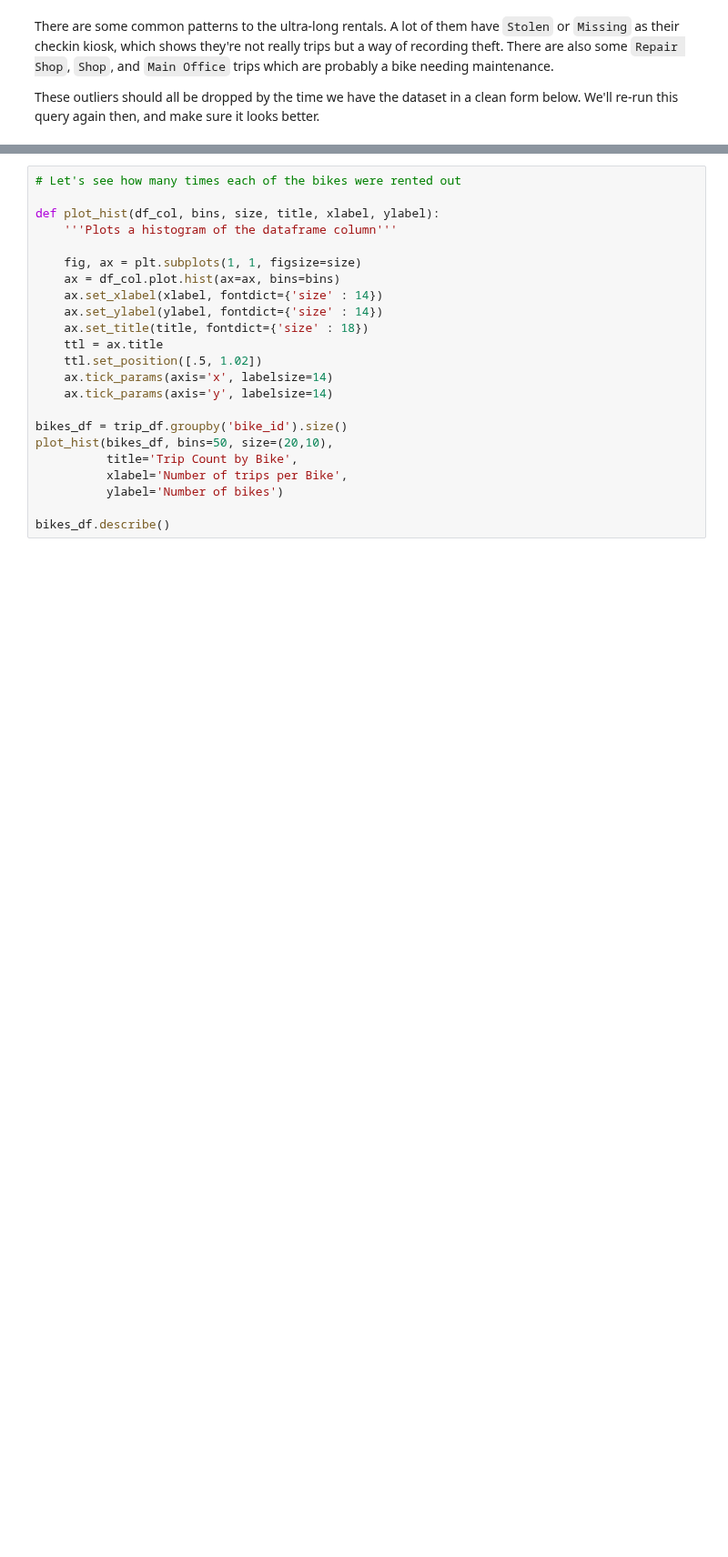
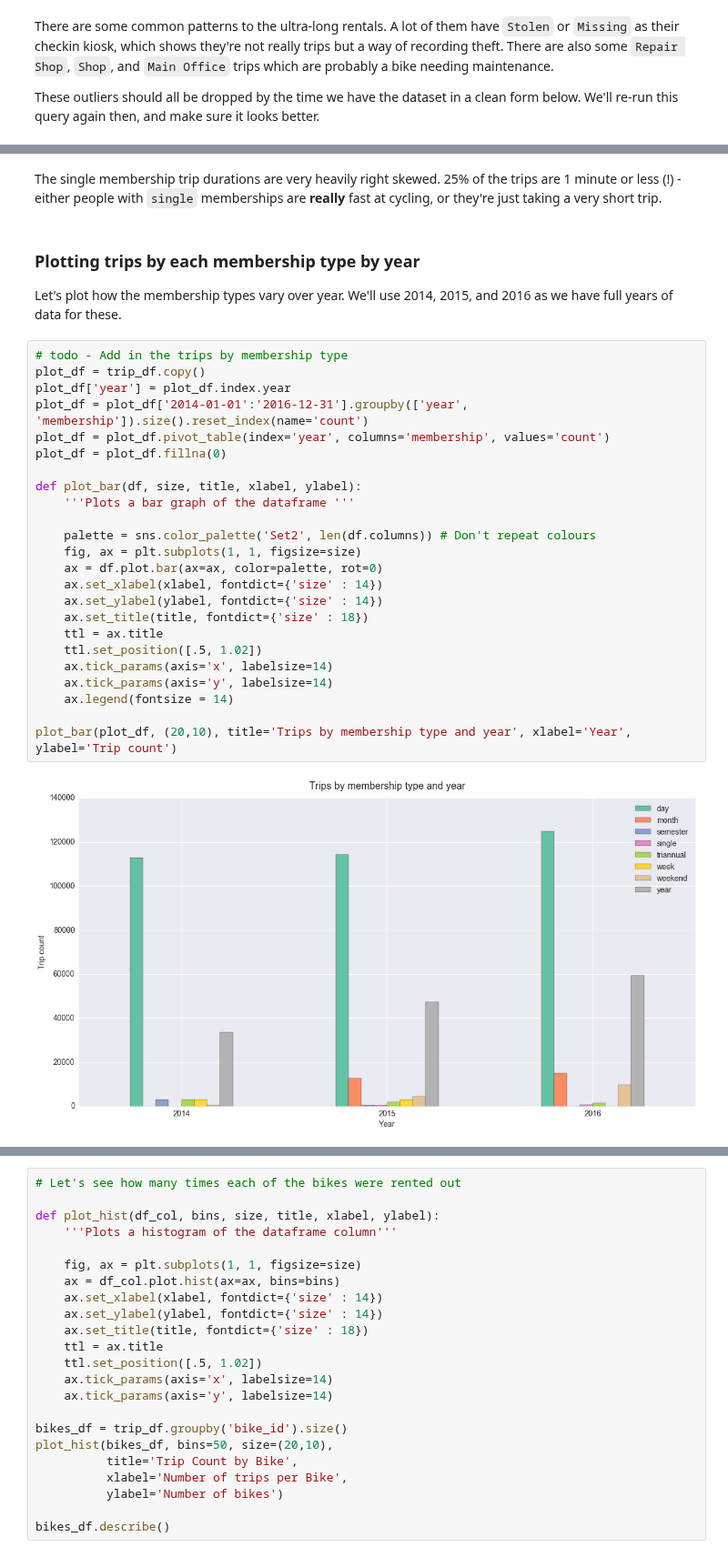
Before and after one commit to timgasser/bcycle-austin, a Jupyter notebook: notebooks/bcycle_all_data_eda.ipynb, the cells around one changed output, grey strips where cells are left out. Shown at 91% size. Cells and saved outputs as stored; diff of their text form; blank space fills up the shorter version.

```diff
--- a/notebooks/bcycle_all_data_eda.ipynb
+++ b/notebooks/bcycle_all_data_eda.ipynb
@@ -267,0 +286,32 @@ These outliers should all be dropped by the time we have the dataset in a clean
+# %% [markdown]
+The single membership trip durations are very heavily right skewed. 25% of the trips are 1 minute or less (!) - either people with `single` memberships are **really** fast at cycling, or they're just taking a very short trip.
+# %% [markdown]
+### Plotting trips by each membership type by year
+
+Let's plot how the membership types vary over year. We'll use 2014, 2015, and 2016 as we have full years of data for these.
+# %%
+# todo - Add in the trips by membership type
+plot_df = trip_df.copy()
+plot_df['year'] = plot_df.index.year
+plot_df = plot_df['2014-01-01':'2016-12-31'].groupby(['year', 'membership']).size().reset_index(name='count')
+plot_df = plot_df.pivot_table(index='year', columns='membership', values='count')
+plot_df = plot_df.fillna(0)
+
+def plot_bar(df, size, title, xlabel, ylabel):
+    '''Plots a bar graph of the dataframe '''
+
+    palette = sns.color_palette('Set2', len(df.columns)) # Don't repeat colours
+    fig, ax = plt.subplots(1, 1, figsize=size)
+    ax = df.plot.bar(ax=ax, color=palette, rot=0)
+    ax.set_xlabel(xlabel, fontdict={'size' : 14})
+    ax.set_ylabel(ylabel, fontdict={'size' : 14})
+    ax.set_title(title, fontdict={'size' : 18})
+    ttl = ax.title
+    ttl.set_position([.5, 1.02])
+    ax.tick_params(axis='x', labelsize=14)
+    ax.tick_params(axis='y', labelsize=14)
+    ax.legend(fontsize = 14)
+
+plot_bar(plot_df, (20,10), title='Trips by membership type and year', xlabel='Year', ylabel='Trip count')
+# %% [output]
+[figure, added]
```
Also changed, not shown: parts of 40 cells of this notebook.
